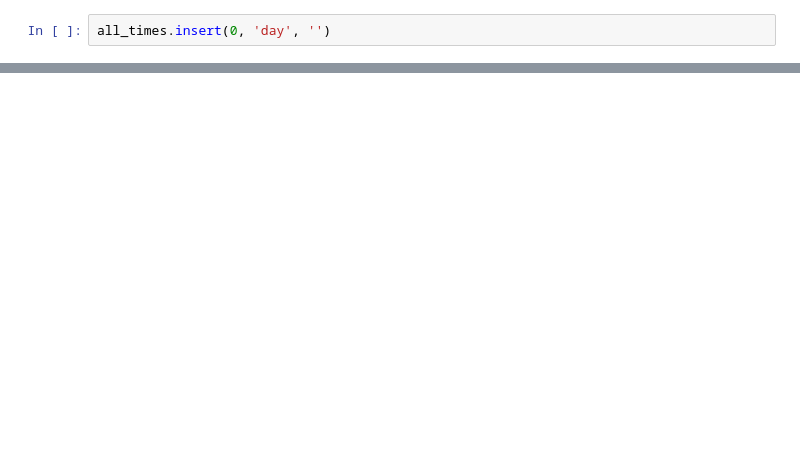
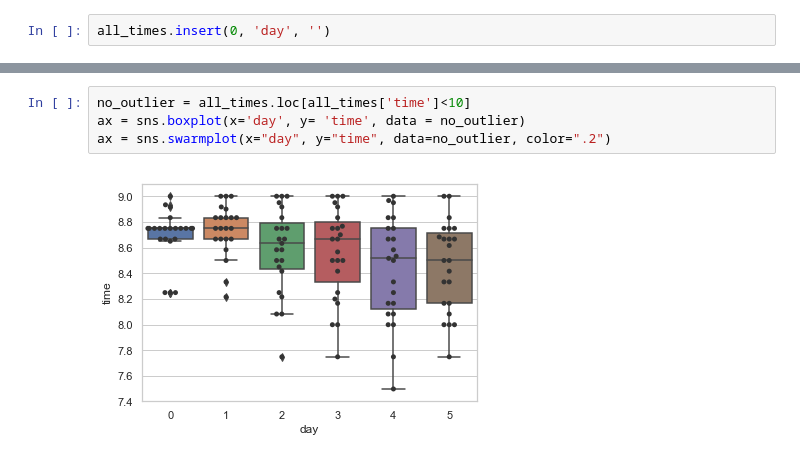
Before and after one commit to UpwardTrajectory/ds-challenge-05_seattle-ds-career-040119, a Jupyter notebook: attendance.ipynb, the cells around one changed output, grey strips where cells are left out. Cells and saved outputs as stored; diff of their text form; blank space fills up the shorter version.

```diff
--- a/attendance.ipynb
+++ b/attendance.ipynb
@@ -74,0 +64,6 @@ ValueError: could not broadcast input array from shape (22,6) into shape (22)
+# %%
+no_outlier = all_times.loc[all_times['time']<10]
+ax = sns.boxplot(x='day', y= 'time', data = no_outlier)
+ax = sns.swarmplot(x="day", y="time", data=no_outlier, color=".2")
+# %% [output]
+[figure, added]
```
Also changed, not shown: parts of 11 cells of this notebook.
